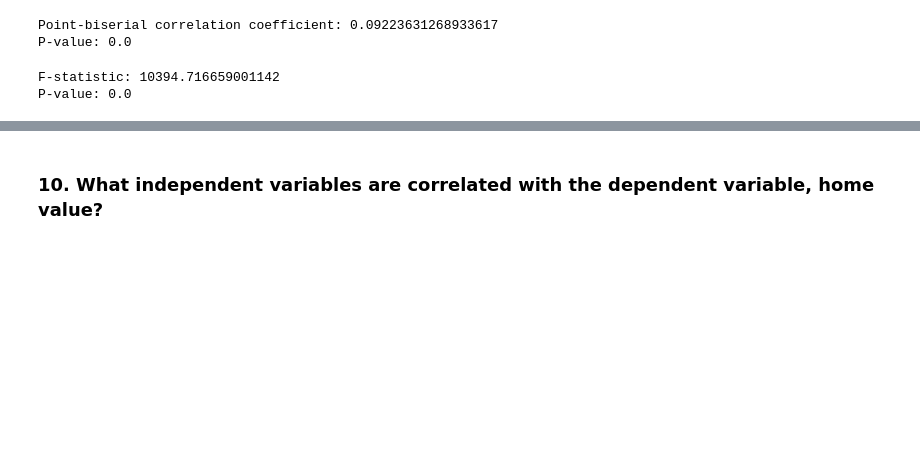
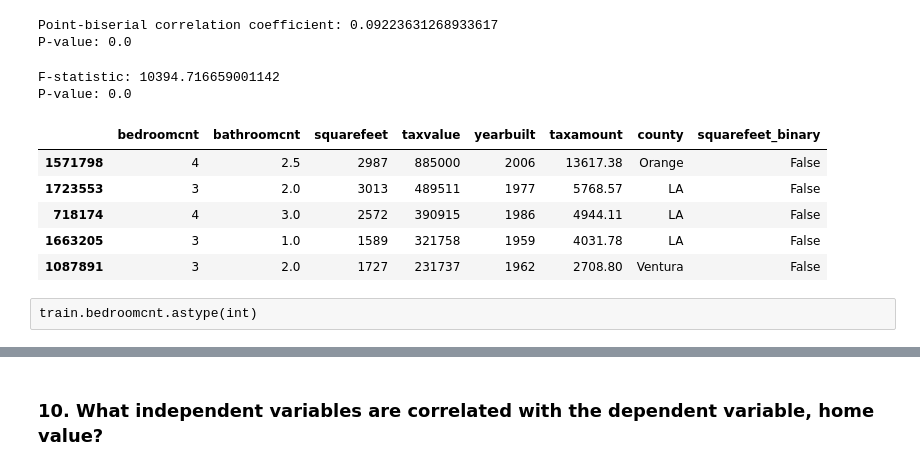
Before and after one commit to Brian-ONeil/regression-exercises, a Jupyter notebook: explore.ipynb, the cells around one changed output, grey strips where cells are left out. Cells and saved outputs as stored; diff of their text form; code cells hidden in the pictures; blank space fills up the shorter version.

```diff
--- a/explore.ipynb
+++ b/explore.ipynb
@@ -214,3 +214,14 @@ print("P-value:", result[1])
 # %% [output]
 F-statistic: 10394.716659001142
 P-value: 0.0
+# %%
+train.head()
+# %% [output]
+|  | bedroomcnt | bathroomcnt | squarefeet | taxvalue | yearbuilt | taxamount | county | squarefeet_binary |
+| 1571798 | 4 | 2.5 | 2987 | 885000 | 2006 | 13617.38 | Orange | False |
+| 1723553 | 3 | 2.0 | 3013 | 489511 | 1977 | 5768.57 | LA | False |
+| 718174 | 4 | 3.0 | 2572 | 390915 | 1986 | 4944.11 | LA | False |
+| 1663205 | 3 | 1.0 | 1589 | 321758 | 1959 | 4031.78 | LA | False |
+| 1087891 | 3 | 2.0 | 1727 | 231737 | 1962 | 2708.80 | Ventura | False |
+# %% [raw]
+train.bedroomcnt.astype(int)
```
Also changed, not shown: parts of 2 cells of this notebook, 2 other files.
